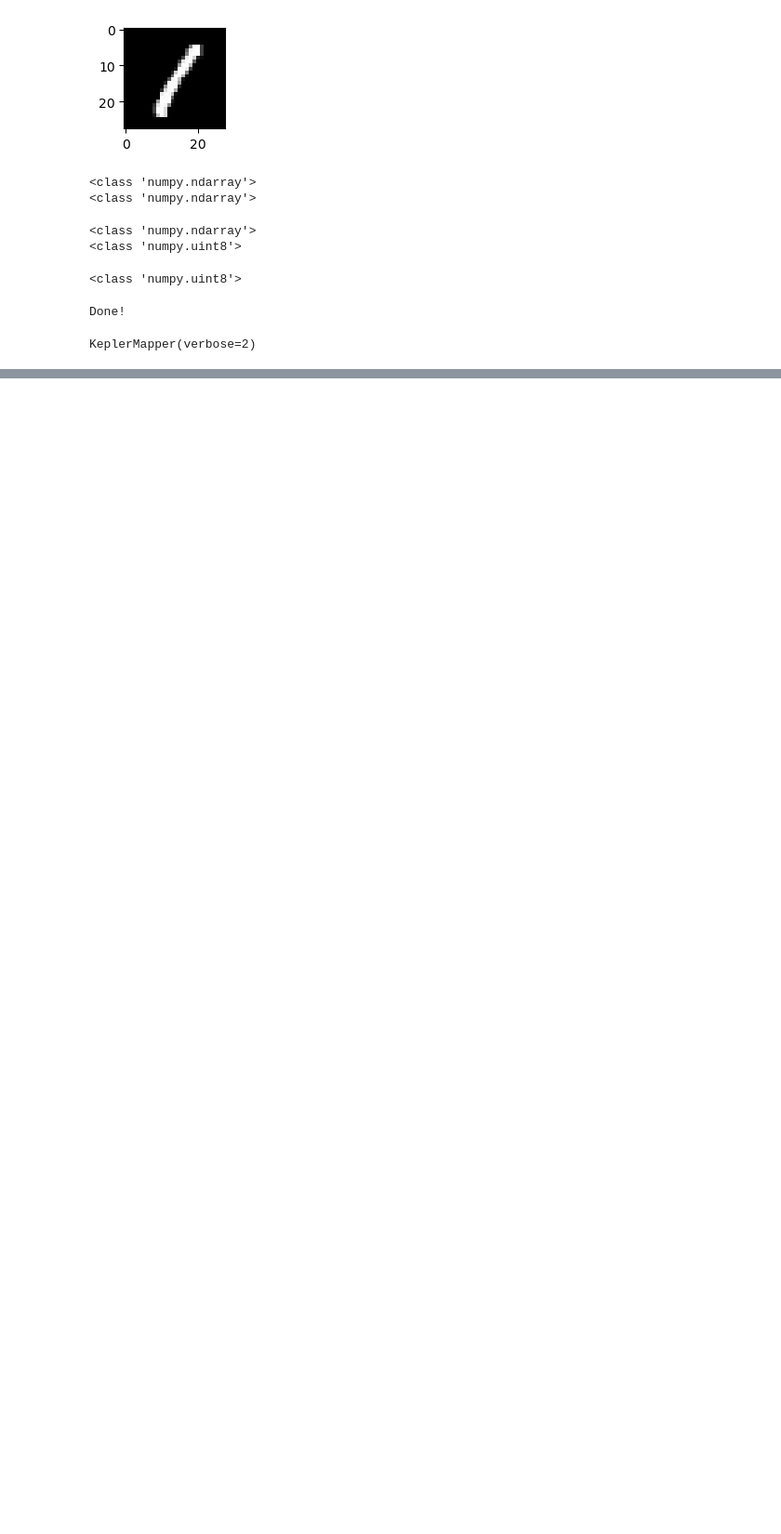
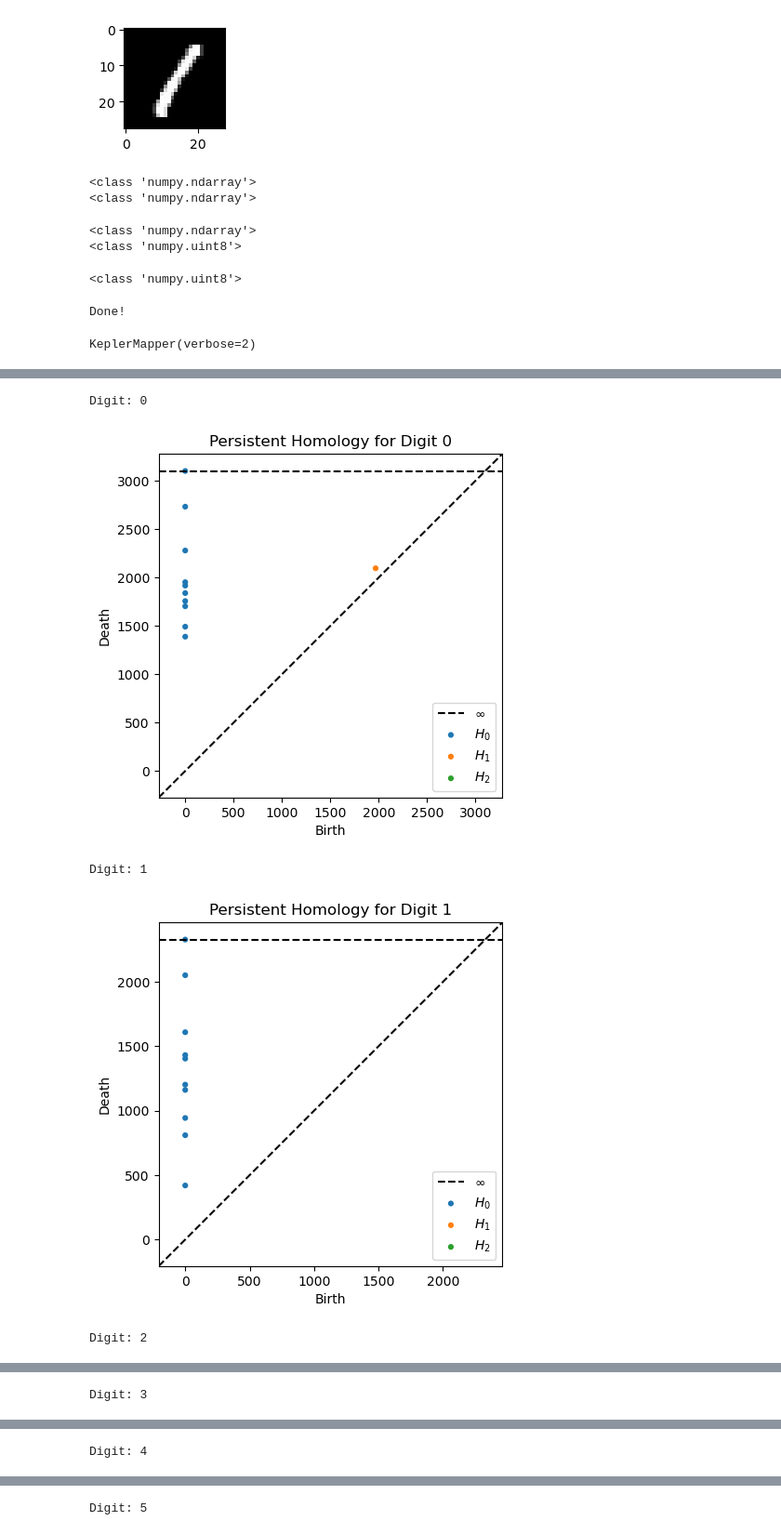
Before and after one commit to LumaDevelopment/ArtificialIntelligence, a Jupyter notebook: GraduateProject/Code/MNIST TDA.ipynb, the cells around one changed output, grey strips where cells are left out. Shown at 93% size. Drawn from its saved outputs; the diff is of its cells as text; code cells hidden in the pictures; blank space fills up the shorter version.

```diff
--- a/GraduateProject/Code/MNIST TDA.ipynb
+++ b/GraduateProject/Code/MNIST TDA.ipynb
@@ -421,0 +467,36 @@ Wrote visualization to: 1712298043.390855/automatic_clustering_output.html
+# %%
+# Well, the distribution of the connected components and loops is
+# kind of interesting, and can be noted in the report, but this
+# isn't what we were hoping for. Optimally, we'd want loops (H1)
+# points on digits with clear loops in them like 0, 6, 8, and 9
+# Going to try to pass through the non-projected data and we'll
+# see if that helps
+data_by_digit = dict()
+
+# Initialize an array for each digit
+for i in range(10):
+    data_by_digit[i] = []
+
+# Sort data points into their respective digits
+for i in range(len(projected_data)):
+    digit = digits_for_data_raw[i]
+    data_by_digit[digit].append(data[i])
+
+# Convert arrays to numpy arrays
+for i in range(10):
+    data_by_digit[i] = np.array(data_by_digit[i])
+# %%
+# Create a persistence diagram for each digit
+for i in range(10):
+    print("Digit: " + str(i))
+    diagrams = rips.fit_transform(data_by_digit[i])
+    plt.figure()
+    rips.plot(diagrams)
+    plt.title(f"Persistent Homology for Digit {i}")
+    plt.show()
+# %% [output]
+Digit: 0
+[figure, added]
+Digit: 1
+[figure, added]
+Digit: 2
@@ -421,0 +504 @@ Wrote visualization to: 1712298043.390855/automatic_clustering_output.html
+Digit: 3
@@ -421,0 +506 @@ Wrote visualization to: 1712298043.390855/automatic_clustering_output.html
+Digit: 4
@@ -421,0 +508 @@ Wrote visualization to: 1712298043.390855/automatic_clustering_output.html
+Digit: 5
```
Also changed, not shown: parts of 15 cells of this notebook.
